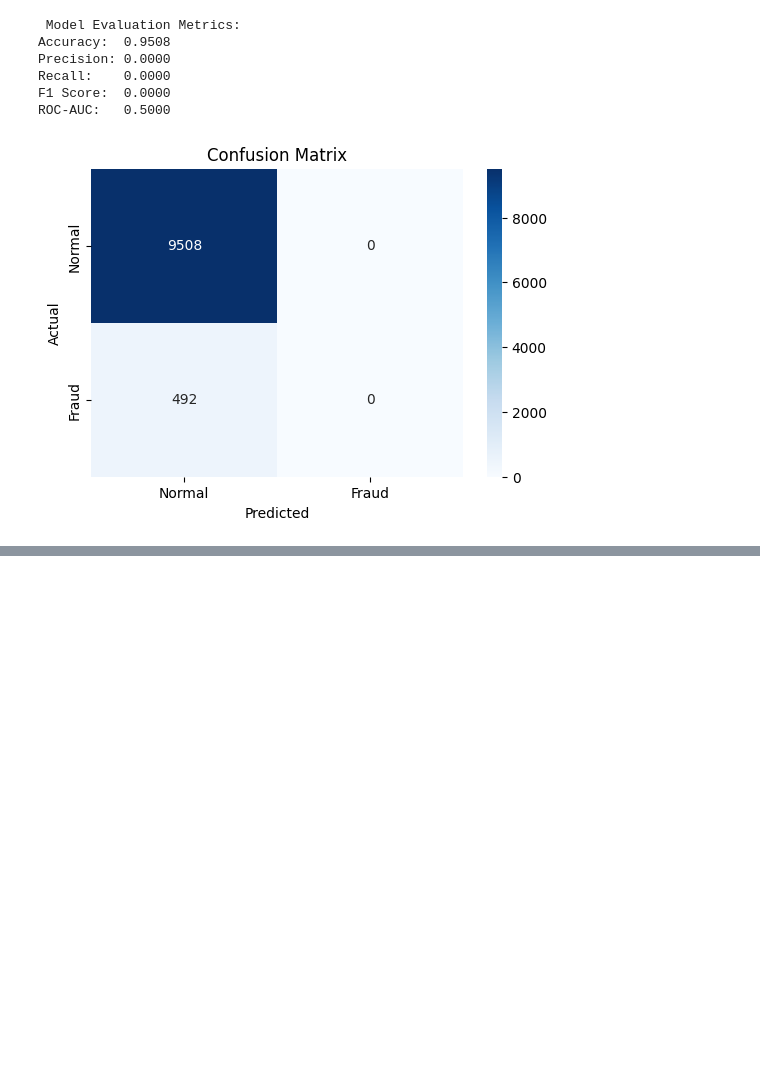
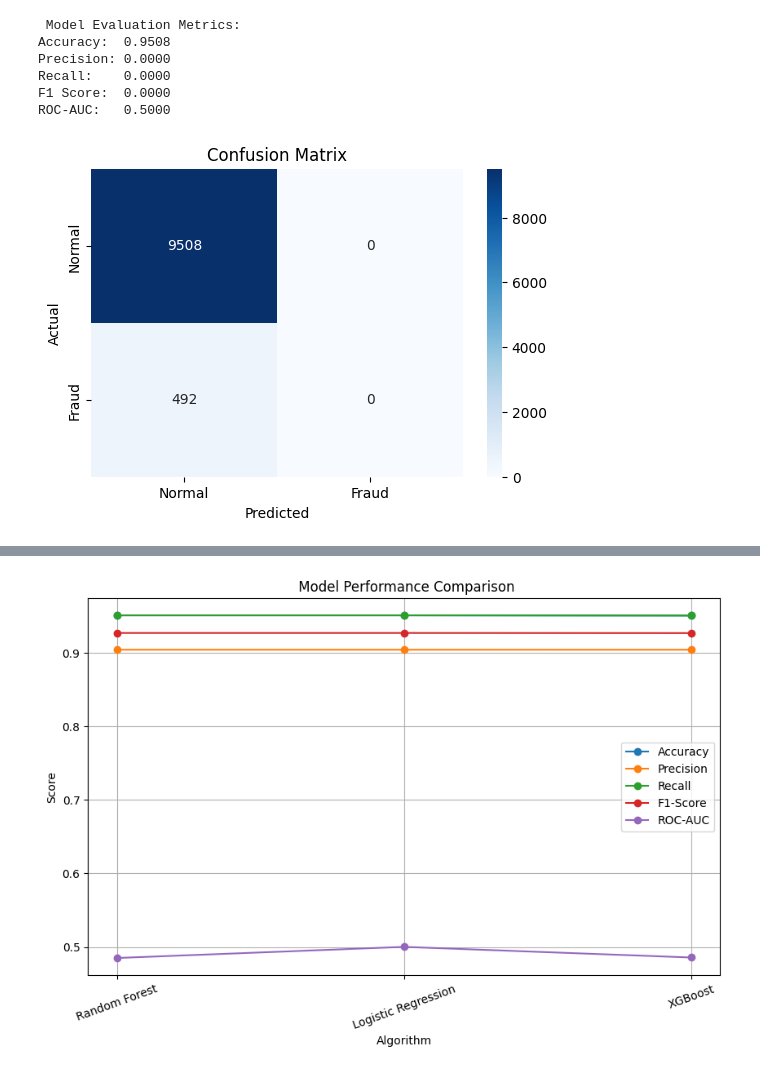
Before and after one commit to Simacoder/eletricity_theft_detection, a Jupyter notebook: modeling.ipynb, the cells around one changed output, grey strips where cells are left out. Drawn from its saved outputs; the diff is of its cells as text; code cells hidden in the pictures; blank space fills up the shorter version.

```diff
--- a/modeling.ipynb
+++ b/modeling.ipynb
@@ -600,0 +629,97 @@ ROC-AUC:   0.5000
+# %%
+import pandas as pd
+import numpy as np
+import matplotlib.pyplot as plt
+import seaborn as sns
+from sklearn.model_selection import train_test_split
+from sklearn.ensemble import RandomForestClassifier
+from sklearn.linear_model import LogisticRegression
+from xgboost import XGBClassifier
+from sklearn.metrics import accuracy_score, precision_score, recall_score, f1_score, roc_auc_score
+
+# Load dataset
+df = pd.read_csv("data/smart_meter_grid_south_africa.csv")
+
+# Ensure 'Timestamp' is formatted correctly
+df['Timestamp'] = pd.to_datetime(df['Timestamp'])
+
+# Handle missing values (to prevent errors)
+df.dropna(inplace=True)
+
+# Extract time-based features
+df['Hour'] = df['Timestamp'].dt.hour
+df['Day'] = df['Timestamp'].dt.day
+df['Month'] = df['Timestamp'].dt.month
+df['DayOfWeek'] = df['Timestamp'].dt.dayofweek
+
+# Ensure 'Fraud' column exists
+if 'Fraud' not in df.columns:
+    raise ValueError(" Column 'Fraud' not found in dataset!")
+
+# Define features & target variable
+features = ['Hour', 'Day', 'Month', 'DayOfWeek', 'Energy Consumption (kWh)', 'Voltage (kV)', 'Frequency (Hz)', 'Power Factor']
+X = df[features]
+y = df['Fraud'].astype(int)  # Convert fraud column to binary (1 = Fraud, 0 = Normal)
+
+# Split data (80% train, 20% test)
+X_train, X_test, y_train, y_test = train_test_split(X, y, test_size=0.2, random_state=42)
+
+# Initialize models
+models = {
+    "Random Forest": RandomForestClassifier(n_estimators=100, random_state=42),
+    "Logistic Regression": LogisticRegression(max_iter=1000),
+    "XGBoost": XGBClassifier(use_label_encoder=False, eval_metric='logloss'),
+
+}
+
+# Store evaluation metrics
+performance = []
+
+# Train & evaluate each model
+for name, model in models.items():
+    print(f" Training {name}...")
+
+    # Train the model
+    model.fit(X_train, y_train)
+
+    # Make predictions
+    y_pred = model.predict(X_test)
+
+    # Compute evaluation metrics
+    accuracy = accuracy_score(y_test, y_pred)
+    precision = precision_score(y_test, y_pred, average='weighted')
+    recall = recall_score(y_test, y_pred, average='weighted')
+    f1 = f1_score(y_test, y_pred, average='weighted')
+    roc_auc = roc_auc_score(y_test, model.predict_proba(X_test)[:, 1])
+
+    # Store results
+    performance.append({
+        "Model": name,
+        "Accuracy": accuracy,
+        "Precision": precision,
+        "Recall": recall,
+        "F1-Score": f1,
+        "ROC-AUC": roc_auc
+    })
+
+# Convert to DataFrame
+performance_df = pd.DataFrame(performance)
+
+#  Plot Trend Line Graph for Model Performance
+plt.figure(figsize=(10, 6))
+
+for metric in ["Accuracy", "Precision", "Recall", "F1-Score", "ROC-AUC"]:
+    plt.plot(performance_df["Model"], performance_df[metric], marker='o', label=metric)
+
+plt.title(" Model Performance Comparison")
+plt.xlabel("Algorithm")
+plt.ylabel("Score")
+plt.legend()
+plt.xticks(rotation=20)
+plt.grid()
+plt.show()
+
+# Display table of results
+print("\n Model Performance Summary:")
+print(performance_df)
+# %% [output]
@@ -600,0 +729 @@ ROC-AUC:   0.5000
+[figure, added]
```
Also changed, not shown: parts of 4 cells of this notebook, 3 other files.
